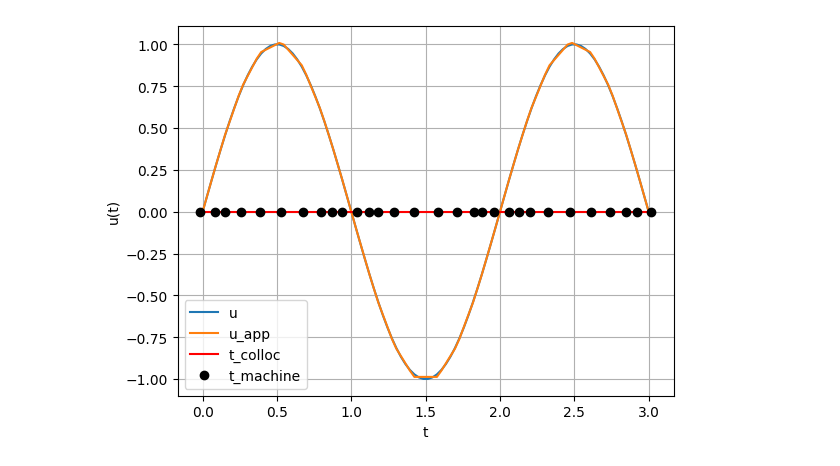
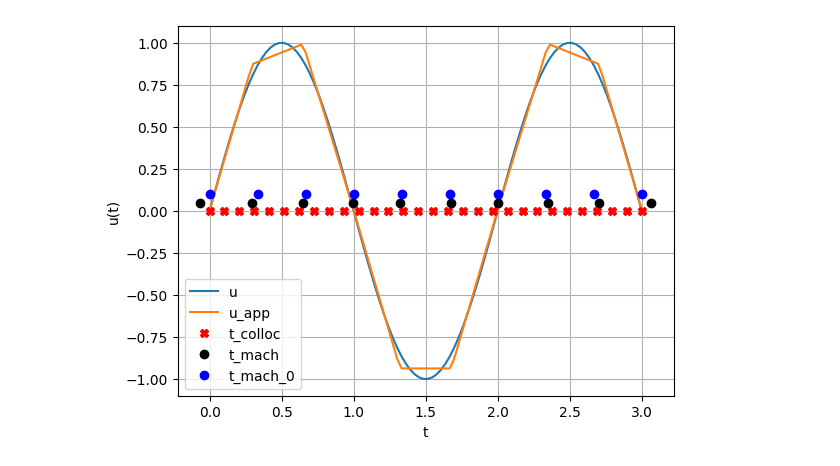
Before and after one commit to beckerrh/Machines-Et-Co, a Jupyter notebook: Cours/Exercices/splines.ipynb, the cells around one changed output. Drawn from its saved outputs; the diff is of its cells as text; code cells hidden in the pictures.

```diff
--- a/Cours/Exercices/splines.ipynb
+++ b/Cours/Exercices/splines.ipynb
@@ -58,19 +70,22 @@ import optax
 
 t0, t1, n_colloc = 0, 3, 10
 t_colloc = np.linspace(t0, t1, n_colloc)
-s1 = S1(t_colloc)
 
 def u(t):
     return np.sin(np.pi * t)
 
 data = (t_colloc, u(t_colloc))
 
+def machine(t_machine, coeff, t):
+    phi = relu_hat_basis(t_machine, t)  # (n_colloc, len(t))
+    return jnp.dot(coeff, phi)
+
 def loss(params):
-    res = data[1] - s1.forward(params,data[0])
+    res = data[1] - machine(t_colloc, params, data[0])
     return jnp.mean(res ** 2)
 
-params = jnp.zeros(shape=(s1.alpha.shape[0]))
-optimizer = optax.lbfgs(learning_rate=0.001)
+params = jnp.zeros(shape=(len(t_colloc)))
+optimizer = optax.lbfgs(learning_rate=0.1)
 opt_state = optimizer.init(params)
 @jax.jit
 def train_step(params, opt_state):
@@ -88,8 +103,8 @@ for epoch in range(n_epochs):
         print(f"Epoch {epoch:7d}, Loss: {loss_value:.3e}")
 
 t_plot = np.linspace(t0, t1, 100)
-plt.plot(t_plot, u(t_plot), label='u')
-plt.plot(t_plot, np.array(s1.forward(params, t_plot)), label='u_app')
+plt.plot(t_plot, u(t_plot), label=r'$u_*$')
+plt.plot(t_plot, np.array(s1.forward(params, t_plot)), label=r'$u_h$')
 plt.plot(t_colloc, np.zeros_like(t_colloc), 'Xr', label='t_colloc')
 plt.legend()
 plt.xlabel("t")
@@ -147,7 +195,7 @@ plt.show()
 # %%
-import jaxopt
+import optax
 
-t0, t1, n_colloc, n_machine = 0, 3, 100, 30
+t0, t1, n_colloc, n_machine = 0, 3, 30, 10
 t_colloc = np.linspace(t0, t1, n_colloc)
 
 def u(t):
@@ -181,6 +229,7 @@ def relu_hat_basis(t, t_machine):
         + gamma[:, None] * y[0:0+n_machine,:]
 
     return phi   # shape (n_machine, len(t))
+
 def model(params, t):
     phi = relu_hat_basis(t, params["t_machine"])   # (n_machine, n_points)
     return jnp.dot(params["weights"], phi)
@@ -193,20 +242,34 @@ params = {
     "weights": jnp.zeros(n_machine),
     "t_machine": jnp.linspace(0, 3, n_machine)     # trainable mesh!
 }
-
-solver = jaxopt.LBFGS(fun=loss, maxiter=200, tol=1e-8)
-res = solver.run(params)
-params = res.params
-print("Final Loss:", res.state.value)
-print("Optimized weights:", params["weights"])
-print("Optimized machine points:", params["t_machine"])
+t_machine_0 = params["t_machine"]
 
 
+optimizer = optax.lbfgs(learning_rate=0.001)
+opt_state = optimizer.init(params)
+@jax.jit
+def train_step(params, opt_state):
+    loss_value, grads = jax.value_and_grad(loss)(params)
+    updates, opt_state = optimizer.update(
+        grads, opt_state, params, value=loss_value, grad=grads, value_fn=loss
+    )
+    params = optax.apply_updates(params, updates)
+    return params, opt_state, loss_value, grads, updates
+
+n_epochs = 100
+for epoch in range(n_epochs):
+    params, opt_state, loss_value, grads, updates = train_step(params, opt_state)
+    if epoch % 10== 0:
+        print(f"Epoch {epoch:7d}, Loss: {loss_value:.3e}")
+
+
+t_machine = params["t_machine"]
 t_plot = np.linspace(t0, t1, 100)
 plt.plot(t_plot, u(t_plot), label='u')
 plt.plot(t_plot, np.array(model(params, t_plot)), label='u_app')
-plt.plot(t_colloc, np.zeros_like(t_colloc), '-r', label='t_colloc')
-plt.plot( params["t_machine"], np.zeros_like( params["t_machine"]), 'ok', label='t_machine')
+plt.plot(t_colloc, np.zeros_like(t_colloc), 'Xr', label='t_colloc')
+plt.plot(t_machine , np.zeros_like(t_machine)+0.05, 'ok', label='t_mach')
+plt.plot(t_machine_0 , np.zeros_like(t_machine_0)+0.1, 'ob', label='t_mach_0')
 plt.legend()
 plt.xlabel("t")
 plt.ylabel("u(t)")
@@ -227 +289 @@ Optimized machine points: [-0.01641105  0.08100172  0.38495472  0.14917877  0.26
-[figure, old version]
+[figure, new version]
```
Also changed, not shown: parts of 8 cells of this notebook.
